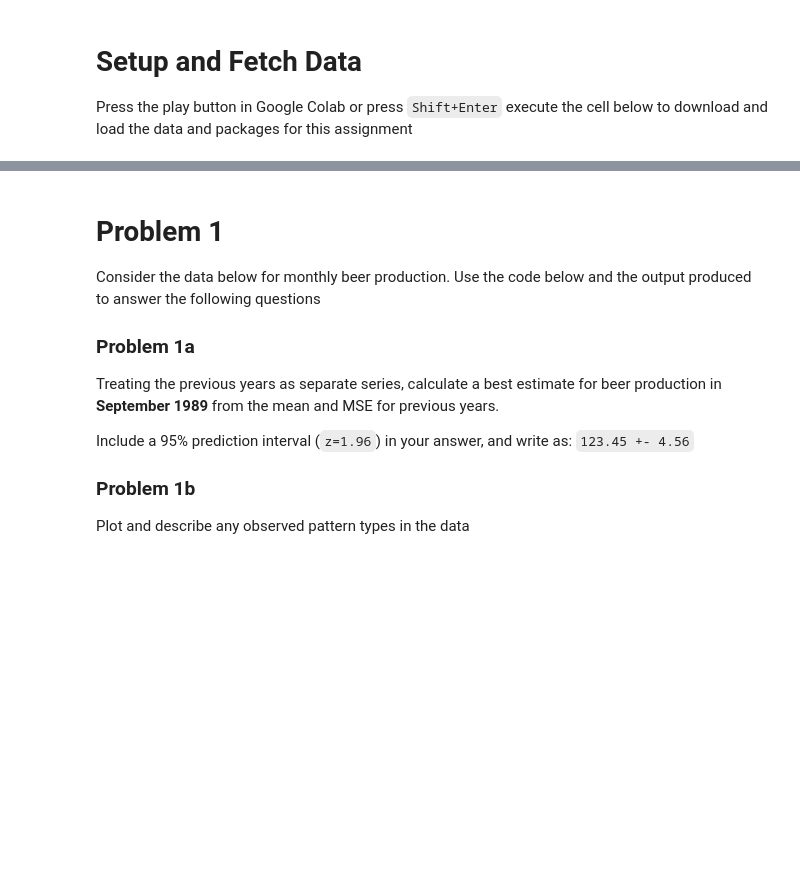
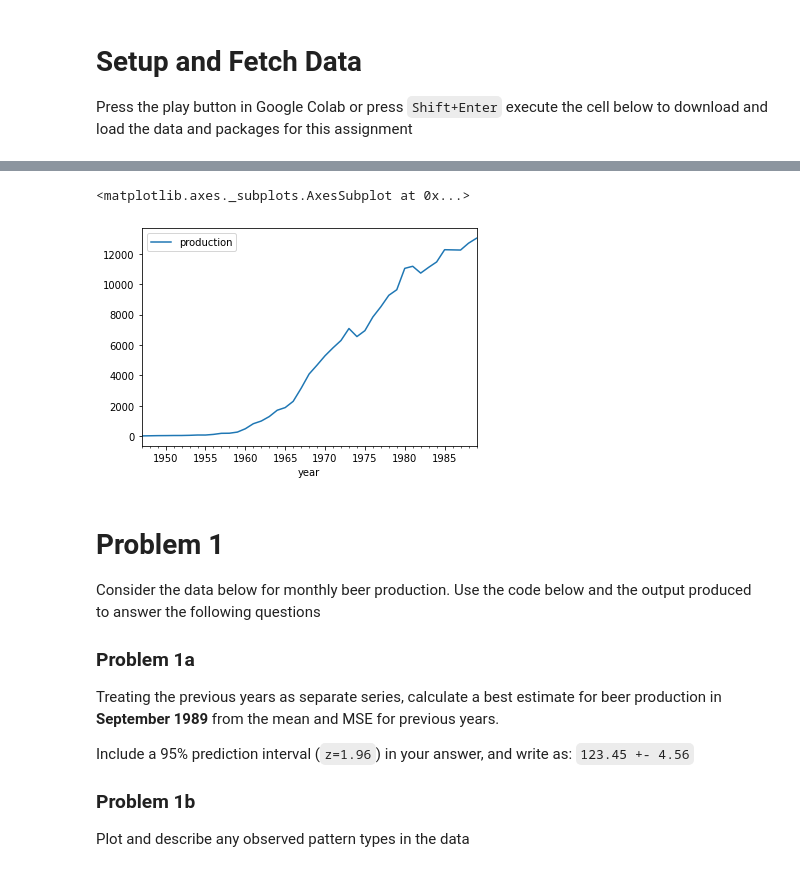
Before and after one commit to ZacharySBrown/vcu-scma440-2021q1, a Jupyter notebook: assignments/Assignment1.ipynb, the cells around one changed output, grey strips where cells are left out. Cells and saved outputs as stored; diff of their text form; code cells hidden in the pictures; blank space fills up the shorter version.

```diff
--- a/assignments/Assignment1.ipynb
+++ b/assignments/Assignment1.ipynb
@@ -31,3 +34,8 @@ data = pd.read_csv('a1_beer_data.csv').set_index('month')
+# %%
+d = pd.read_csv('japanese_auto_production.csv', parse_dates=['year']).set_index('year')
+# %% [output]
+<matplotlib.axes._subplots.AxesSubplot at 0x...>
+[figure, added]
 # %% [markdown]
 # Problem 1
 Consider the data below for monthly beer production. Use the code below and the output produced to answer the following questions
```
Also changed, not shown: parts of 6 cells of this notebook.
